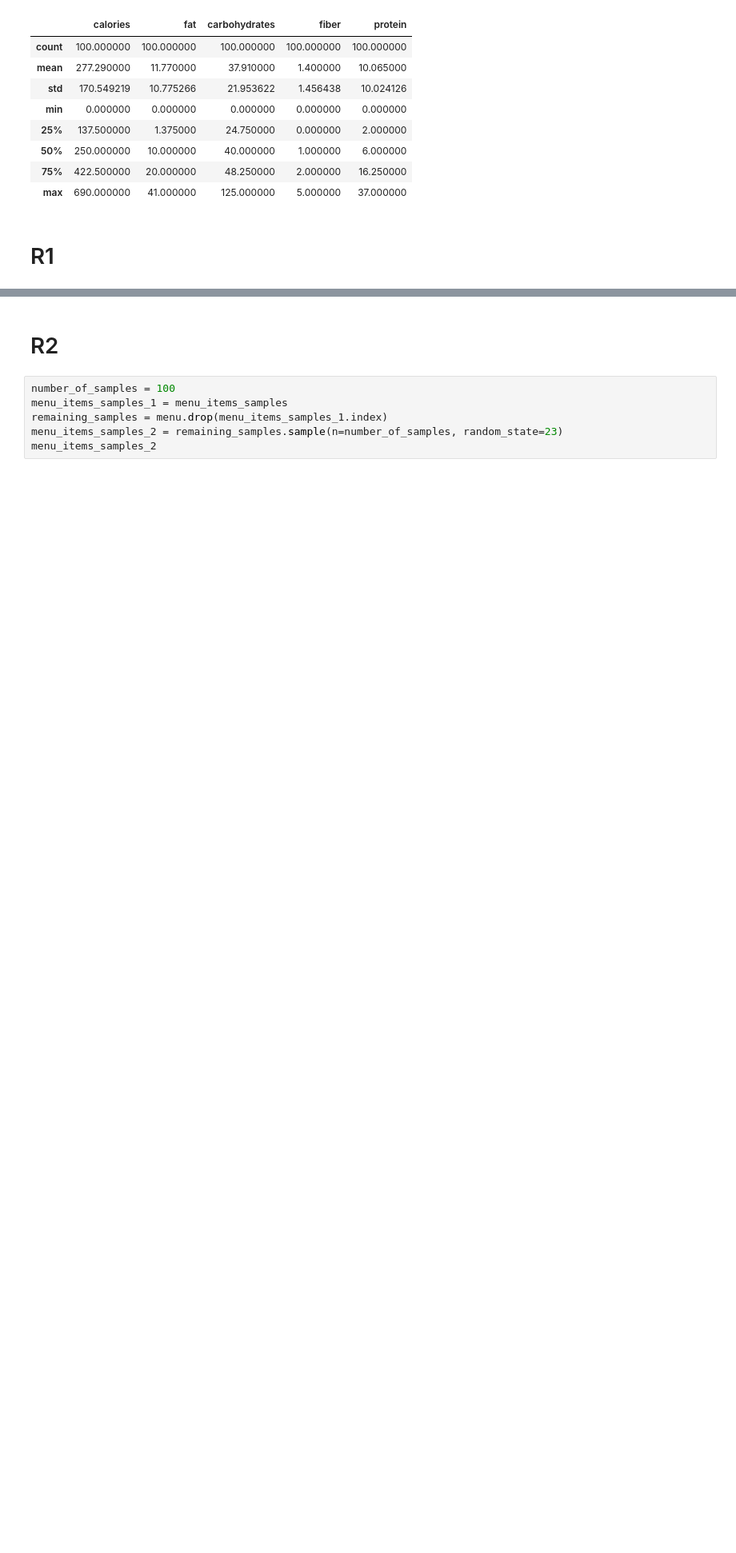
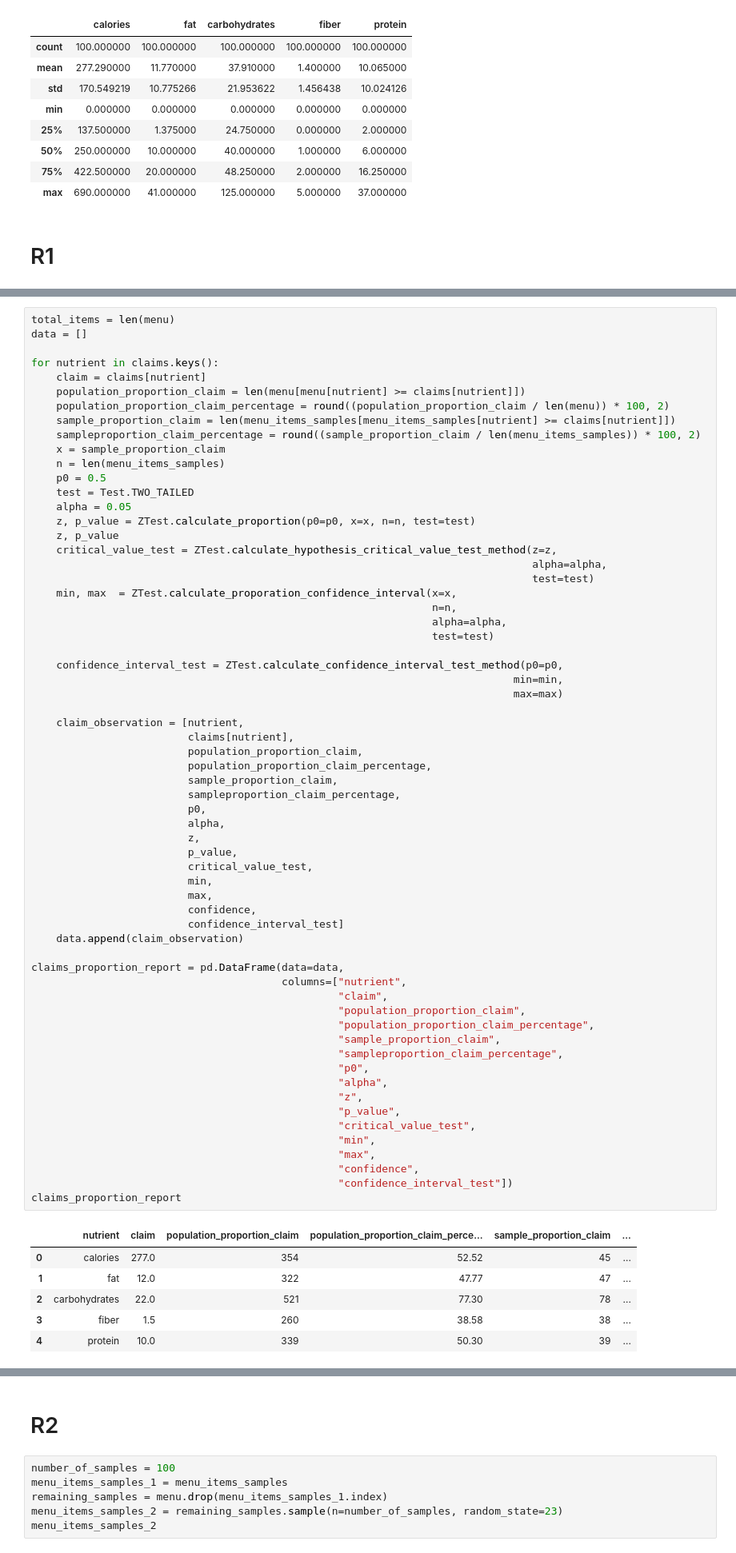
Before and after one commit to johnsonlarryl/csce_5310, a Jupyter notebook: fast_food_nutrition/notebooks/project_presentation.ipynb, the cells around one changed output, grey strips where cells are left out. Shown at 80% size. Drawn from its saved outputs; the diff is of its cells as text; blank space fills up the shorter version.

```diff
--- a/fast_food_nutrition/notebooks/project_presentation.ipynb
+++ b/fast_food_nutrition/notebooks/project_presentation.ipynb
@@ -262 +216,71 @@ hypothesis_test_conclusion
+# %%
+total_items = len(menu)
+data = []
+
+for nutrient in claims.keys():
+    claim = claims[nutrient]
+    population_proportion_claim = len(menu[menu[nutrient] >= claims[nutrient]])
+    population_proportion_claim_percentage = round((population_proportion_claim / len(menu)) * 100, 2)
+    sample_proportion_claim = len(menu_items_samples[menu_items_samples[nutrient] >= claims[nutrient]])
+    sampleproportion_claim_percentage = round((sample_proportion_claim / len(menu_items_samples)) * 100, 2)
+    x = sample_proportion_claim
+    n = len(menu_items_samples)
+    p0 = 0.5
+    test = Test.TWO_TAILED
+    alpha = 0.05
+    z, p_value = ZTest.calculate_proportion(p0=p0, x=x, n=n, test=test)
+    z, p_value
+    critical_value_test = ZTest.calculate_hypothesis_critical_value_test_method(z=z,
+                                                                                alpha=alpha,
+                                                                                test=test)
+    min, max  = ZTest.calculate_proporation_confidence_interval(x=x,
+                                                                n=n,
+                                                                alpha=alpha,
+                                                                test=test)
+
+    confidence_interval_test = ZTest.calculate_confidence_interval_test_method(p0=p0,
+                                                                             min=min,
+                                                                             max=max)
+
+    claim_observation = [nutrient,
+                         claims[nutrient],
+                         population_proportion_claim,
+                         population_proportion_claim_percentage,
+                         sample_proportion_claim,
+                         sampleproportion_claim_percentage,
+                         p0,
+                         alpha,
+                         z,
+                         p_value,
+                         critical_value_test,
+                         min,
+                         max,
+                         confidence,
+                         confidence_interval_test]
+    data.append(claim_observation)
+
+claims_proportion_report = pd.DataFrame(data=data,
+                                        columns=["nutrient",
+                                                 "claim",
+                                                 "population_proportion_claim",
+                                                 "population_proportion_claim_percentage",
+                                                 "sample_proportion_claim",
+                                                 "sampleproportion_claim_percentage",
+                                                 "p0",
+                                                 "alpha",
+                                                 "z",
+                                                 "p_value",
+                                                 "critical_value_test",
+                                                 "min",
+                                                 "max",
+                                                 "confidence",
+                                                 "confidence_interval_test"])
+claims_proportion_report
+# %% [output]
+|  | nutrient | claim | population_proportion_claim | population_proportion_claim_perce... | sample_proportion_claim | ... |
+| 0 | calories | 277.0 | 354 | 52.52 | 45 | ... |
+| 1 | fat | 12.0 | 322 | 47.77 | 47 | ... |
+| 2 | carbohydrates | 22.0 | 521 | 77.30 | 78 | ... |
+| 3 | fiber | 1.5 | 260 | 38.58 | 38 | ... |
+| 4 | protein | 10.0 | 339 | 50.30 | 39 | ... |
 # %% [markdown]
```
Also changed, not shown: parts of 28 cells of this notebook.
